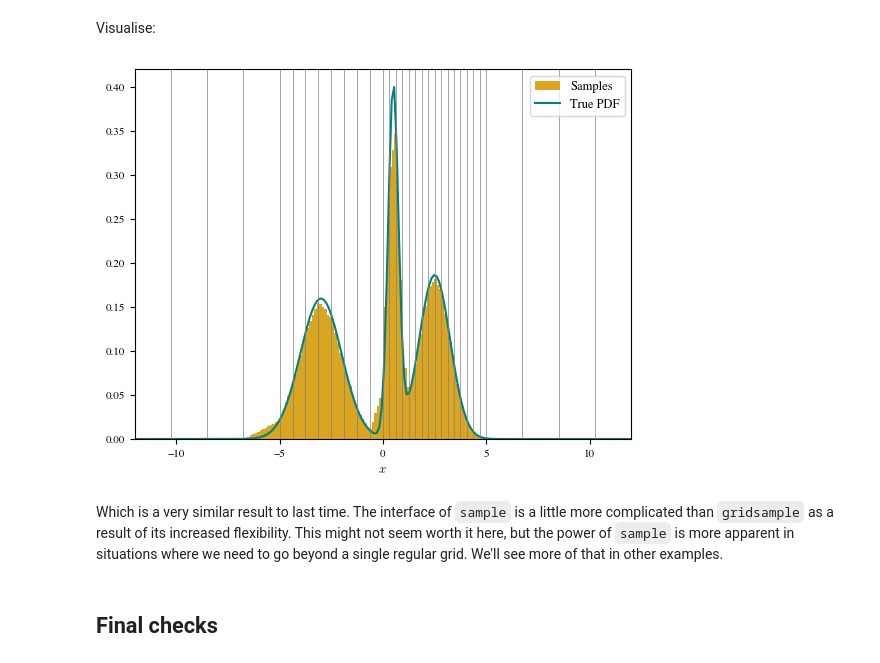
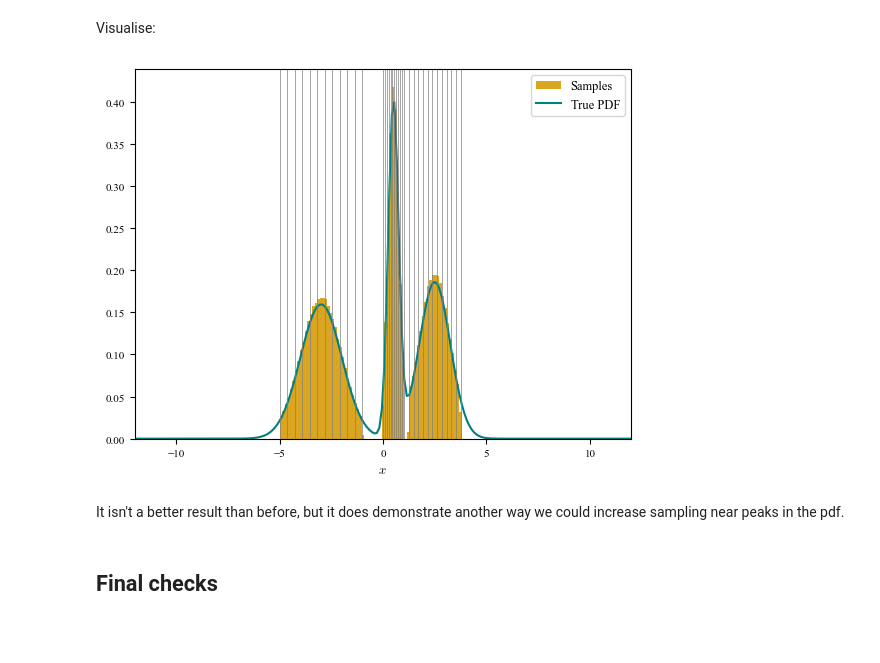
Before and after one commit to aneeshnaik/lintsampler, a Jupyter notebook: docs/source/examples/1_gmm.ipynb, the cells around one changed output. Drawn from its saved outputs; the diff is of its cells as text; code cells hidden in the pictures; blank space fills up the shorter version.

```diff
--- a/docs/source/examples/1_gmm.ipynb
+++ b/docs/source/examples/1_gmm.ipynb
@@ -76,12 +79,13 @@ This does a pretty good job! Could be better, particularly close to the Gaussian
 # %% [markdown]
 Now we can set up a variable grid, again with 32 cells, but now with more resolution in the relevant regions and less resolution elsewhere. Here I just hard-code the array of edges, but of course one could imagine doing something smarter.
 # %%
-x_edges = np.hstack([
+variablegrid = np.hstack([
     np.linspace(-12, -5, 4, endpoint=False),
     np.linspace(-5, -0, 8, endpoint=False),
     np.linspace(0, 5, 16, endpoint=False),
     np.linspace(5, 12, 5, endpoint=True),
 ])
-f = gmm_pdf(x_edges)
+
+L = LintSampler(variablegrid,pdf=gmm_pdf,vectorizedpdf=True,seed=rng)
 # %% [markdown]
 Draw samples:
@@ -97,7 +101,7 @@ plt.xlabel('$x$', usetex=True)
 plt.legend()
 plt.xlim(-12, 12)
 ylim = plt.gca().get_ylim()
-for edge in x_edges:
+for edge in variablegrid:
     plt.plot([edge, edge], ylim, c='grey', lw=0.5)
 plt.ylim(ylim);
 # %% [output]
@@ -120,24 +115,32 @@ x1 = x_edges[1:][:, None]
+# %%
+peakgrids = [
+    np.linspace(-5., -1., 12),
+    np.linspace(0., 1., 12),
+    np.linspace(1.25, 3.75, 12),
+]
+
+L = LintSampler(peakgrids,pdf=gmm_pdf,vectorizedpdf=True,seed=rng)
 # %% [markdown]
 Draw samples:
 # %%
-samples = sample(x0, x1, f0, f1, N_samples=1000000, seed=rng)
+samples = L.sample(N_samples=1000000)
 # %% [markdown]
 Visualise:
 # %%
 bins = np.linspace(-12, 12, 200)
 plt.hist(samples, bins=bins, density=True, label="Samples", fc='goldenrod')
 plt.plot(bins, gmm_pdf(bins), label="True PDF", c='teal')
 plt.xlabel('$x$', usetex=True)
 plt.legend()
 plt.xlim(-12, 12)
 ylim = plt.gca().get_ylim()
-for edge in x_edges:
+for edge in np.hstack(peakgrids):
     plt.plot([edge, edge], ylim, c='grey', lw=0.5)
 plt.ylim(ylim);
 # %% [output]
-[figure, old version]
+[figure, new version]
-# %% [markdown]
-Which is a very similar result to last time. The interface of `sample` is a little more complicated than `gridsample` as a result of its increased flexibility. This might not seem worth it here, but the power of `sample` is more apparent in situations where we need to go beyond a single regular grid. We'll see more of that in other examples.
+# %% [markdown]
+It isn't a better result than before, but it does demonstrate another way we could increase sampling near peaks in the pdf.
 # %% [markdown]
 ## Final checks
 # %% [markdown]
```
Also changed, not shown: parts of 23 cells of this notebook.
